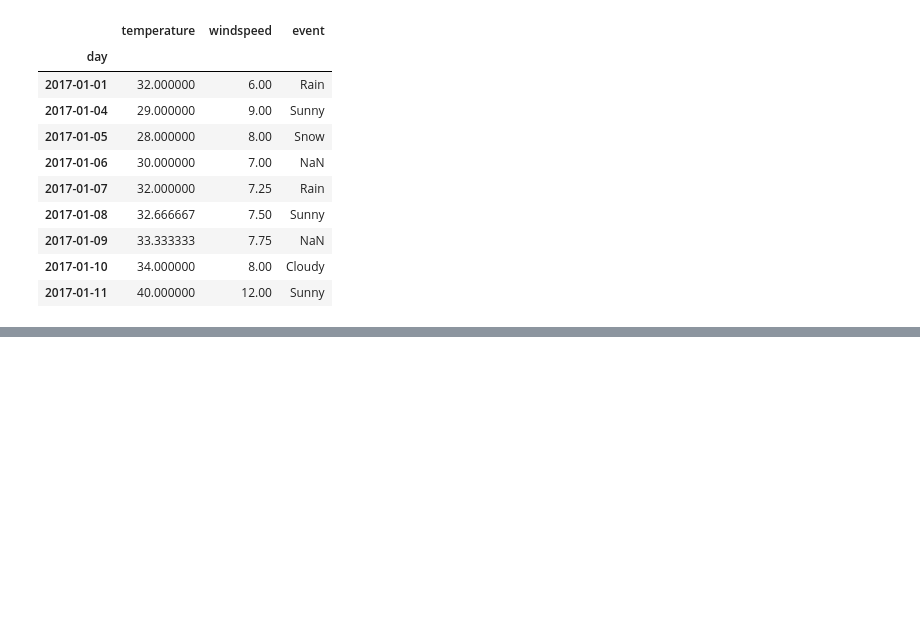
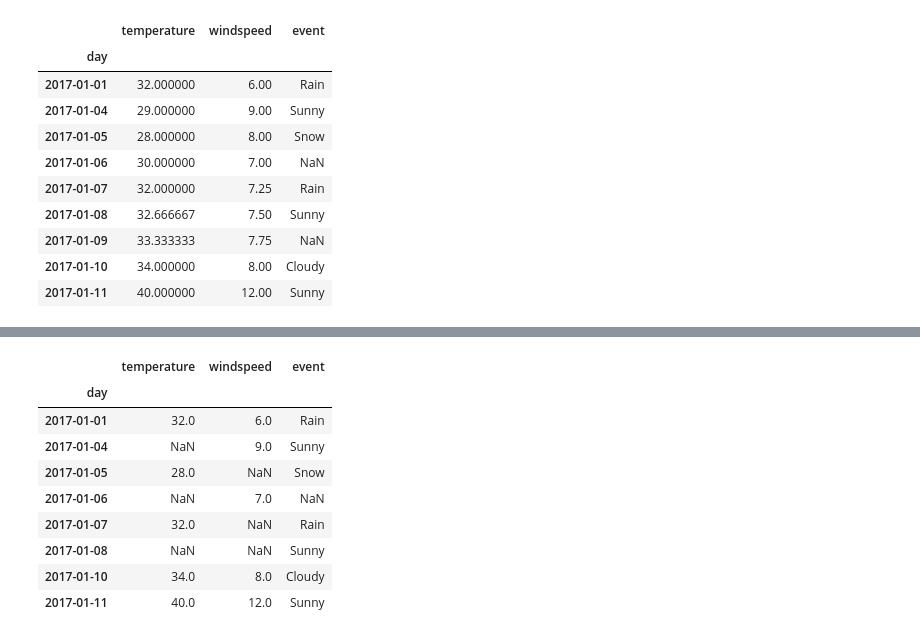
Before and after one commit to selvakumarj1807/PythonJupitarNotebook, a Jupyter notebook: Pandas/04HandlingMissingData/01HandlingMissingData.ipynb, the cells around one changed output, grey strips where cells are left out. Saved outputs shown, nothing was run; the diff lists cells and outputs as text; code cells hidden in the pictures; blank space fills up the shorter version.

```diff
--- a/Pandas/HandlingMissingData/01HandlingMissingData.ipynb
+++ b/Pandas/04HandlingMissingData/01HandlingMissingData.ipynb
@@ -331,0 +333,24 @@ new_df
+# %%
+'''
+how : {'any', 'all'}, default 'any'
+    Determine if row or column is removed from DataFrame, when we have
+    at least one NA or all NA.
+
+    * 'any' : If any NA values are present, drop that row or column.
+    * 'all' : If all values are NA, drop that row or column.
+2017-01-09 row have all NaN value so delete the row
+'''
+
+new_df = df.dropna(how='all')
+new_df
+# %% [output]
+|  | temperature | windspeed | event |
+| day |  |  |  |
+| 2017-01-01 | 32.0 | 6.0 | Rain |
+| 2017-01-04 | NaN | 9.0 | Sunny |
+| 2017-01-05 | 28.0 | NaN | Snow |
+| 2017-01-06 | NaN | 7.0 | NaN |
+| 2017-01-07 | 32.0 | NaN | Rain |
+| 2017-01-08 | NaN | NaN | Sunny |
+| 2017-01-10 | 34.0 | 8.0 | Cloudy |
+| 2017-01-11 | 40.0 | 12.0 | Sunny |
```
Also changed, not shown: parts of 9 cells of this notebook, 1 other file.
